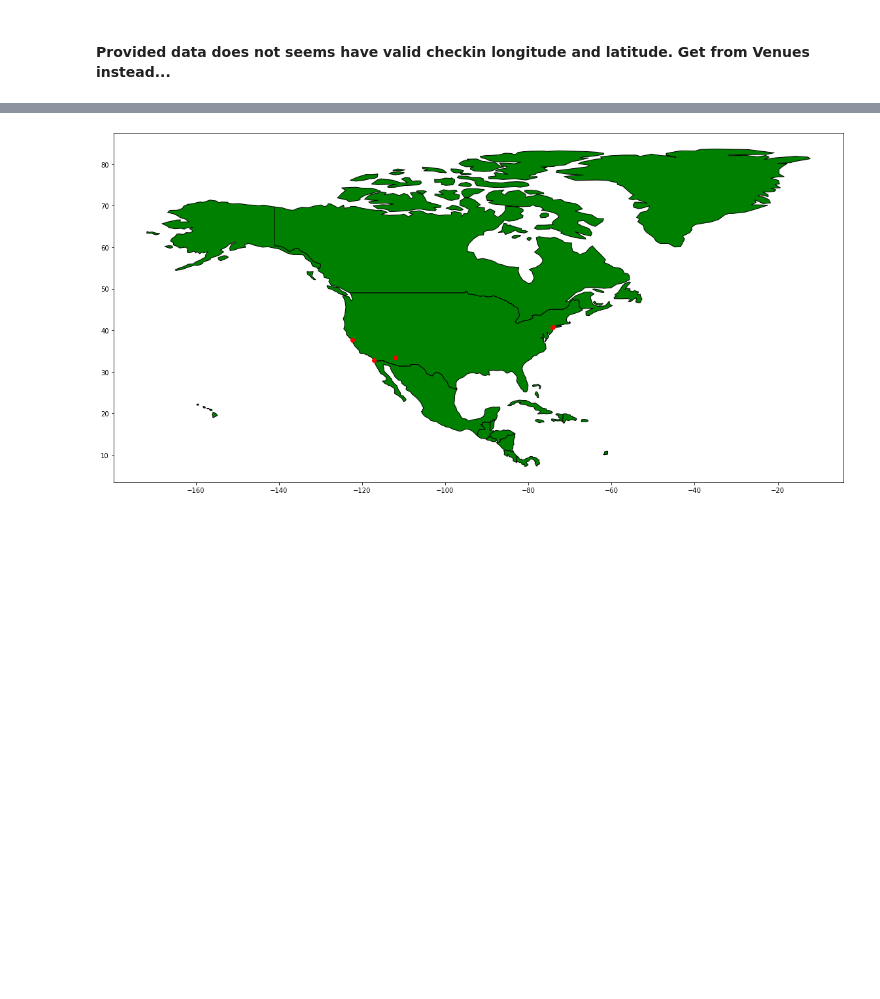
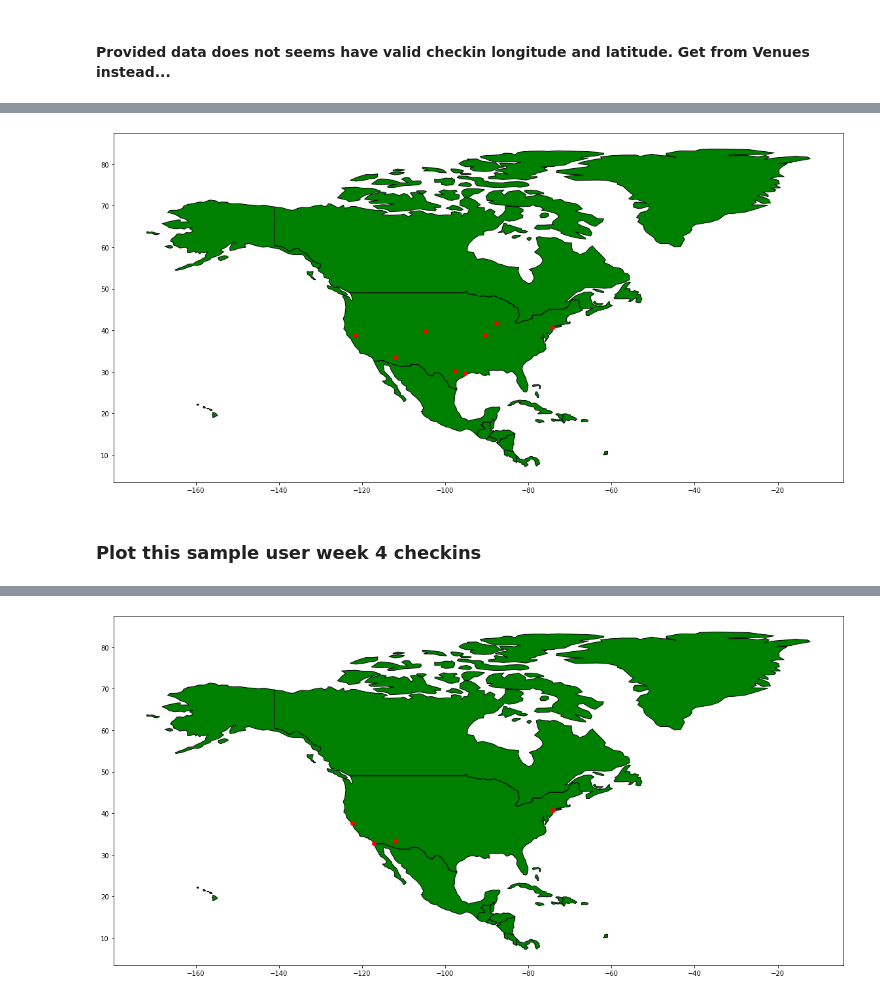
Before and after one commit to stefanauwyang/ml-engineer, a Jupyter notebook: ML-Engineer-Notebook.ipynb, the cells around one changed output, grey strips where cells are left out. Cells and saved outputs as stored; diff of their text form; code cells hidden in the pictures; blank space fills up the shorter version.

```diff
--- a/ML-Engineer-Notebook.ipynb
+++ b/ML-Engineer-Notebook.ipynb
@@ -742,0 +836,4 @@ sample_user_checkins
+# %%
+sample_user_checkins_month_12 = sample_user_checkins[sample_user_checkins['month']==12]
+gdf = gpd.GeoDataFrame(sample_user_checkins_month_12, geometry=gpd.points_from_xy(sample_user_checkins_month_12.longitude, sample_user_checkins_month_12.latitude))
+gdf
@@ -743,3 +853,13 @@ sample_user_checkins
+# %%
+world = gpd.read_file(gpd.datasets.get_path('naturalearth_lowres'))
+ax = world[world.continent == 'North America'].plot(figsize=(20,15),color='green', edgecolor='black')
+gdf.plot(ax=ax, color='red')
+
+plt.show()
+# %% [output]
+[figure, added]
+# %% [markdown]
+### Plot this sample user week 4 checkins
 # %%
 sample_user_checkins_week_4 = sample_user_checkins[sample_user_checkins['week']==4]
 gdf = gpd.GeoDataFrame(sample_user_checkins_week_4, geometry=gpd.points_from_xy(sample_user_checkins_week_4.longitude, sample_user_checkins_week_4.latitude))
```
Also changed, not shown: parts of 50 cells of this notebook.
